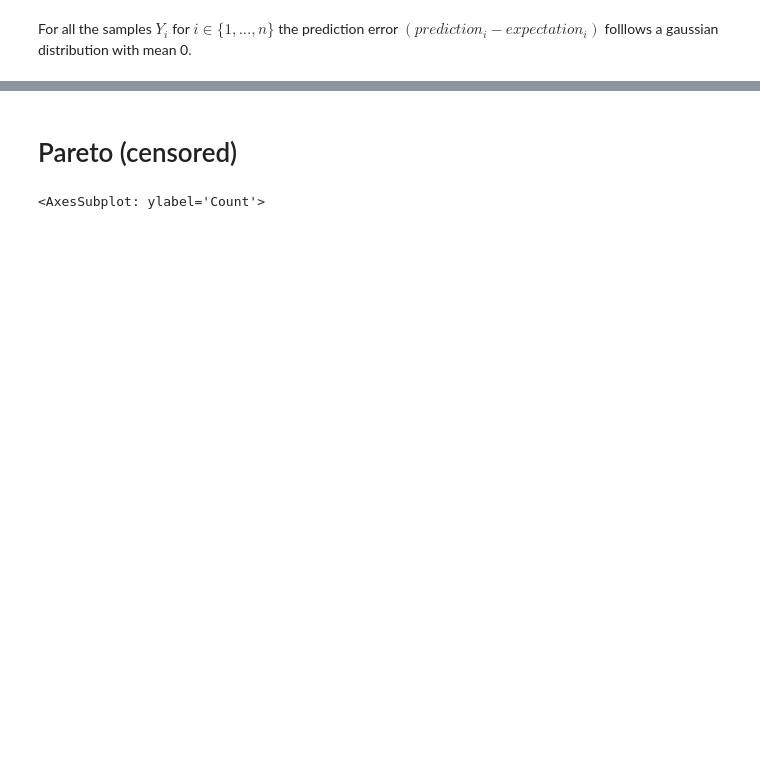
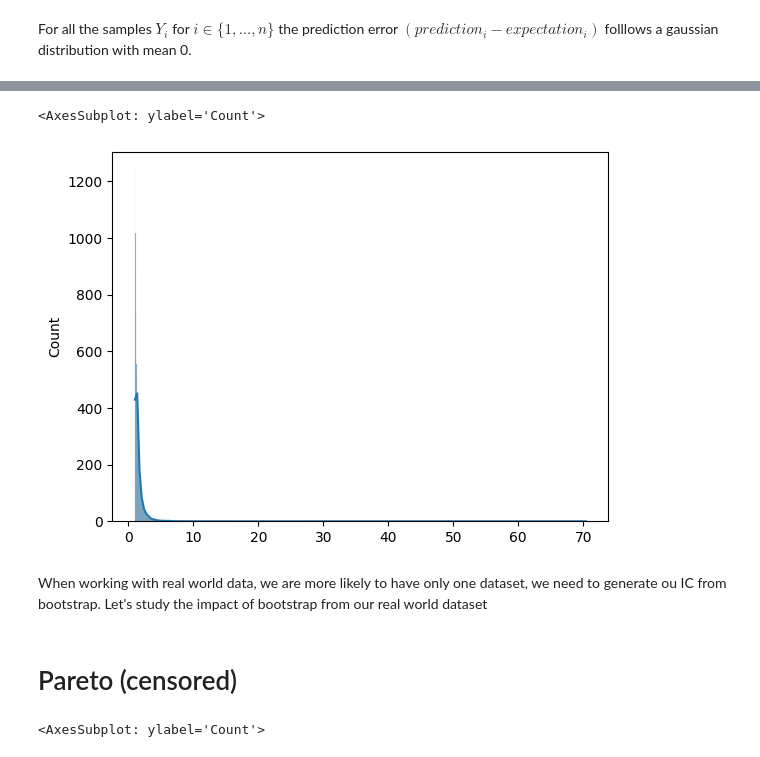
Before and after one commit to louizaaouaouche/Statistical-estimation-of-CLV, a Jupyter notebook: src/pareto.ipynb, the cells around one changed output, grey strips where cells are left out. Saved outputs shown, nothing was run; the diff lists cells and outputs as text; code cells hidden in the pictures; blank space fills up the shorter version.

```diff
--- a/src/pareto.ipynb
+++ b/src/pareto.ipynb
@@ -87,3 +110,11 @@ f.CI_multiplot(clv_pareto, lower_pareto_nc, upper_pareto_nc)
+# %%
+sns.histplot(Tn, kde=True)
+# %% [output]
+<AxesSubplot: ylabel='Count'>
+[figure, added]
+# %% [markdown]
+When working with real world data, we are more likely to have only one dataset, we need to generate ou IC from bootstrap.
+Let's  study the impact of bootstrap from our real world dataset
 # %% [markdown]
 # Pareto (censored)
 # %%
```
Also changed, not shown: parts of 24 cells of this notebook.
